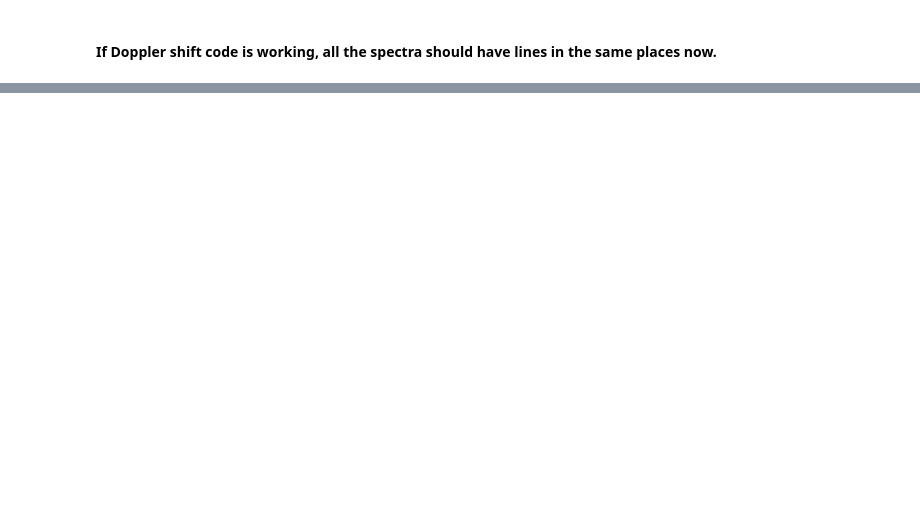
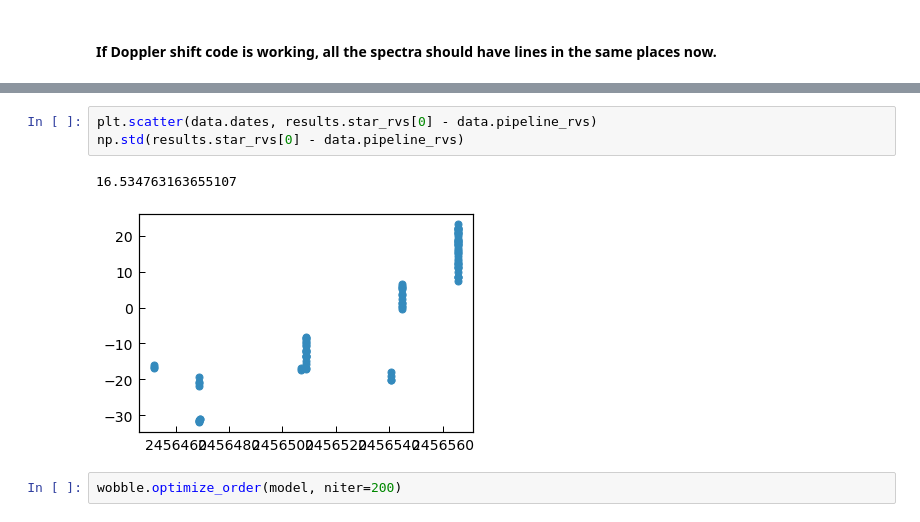
Before and after one commit to megbedell/wobble, a Jupyter notebook: sign-issues.ipynb, the cells around one changed output, grey strips where cells are left out. Cells and saved outputs as stored; diff of their text form; blank space fills up the shorter version.

```diff
--- a/sign-issues.ipynb
+++ b/sign-issues.ipynb
@@ -42,0 +61,8 @@ plt.scatter(data.dates, data.pipeline_rvs, c='k', alpha=0.5);
+# %%
+plt.scatter(data.dates, results.star_rvs[0] - data.pipeline_rvs)
+np.std(results.star_rvs[0] - data.pipeline_rvs)
+# %% [output]
+16.534763163655107
+[figure, added]
+# %%
+wobble.optimize_order(model, niter=200)
```
Also changed, not shown: parts of 9 cells of this notebook, 4 other files.
